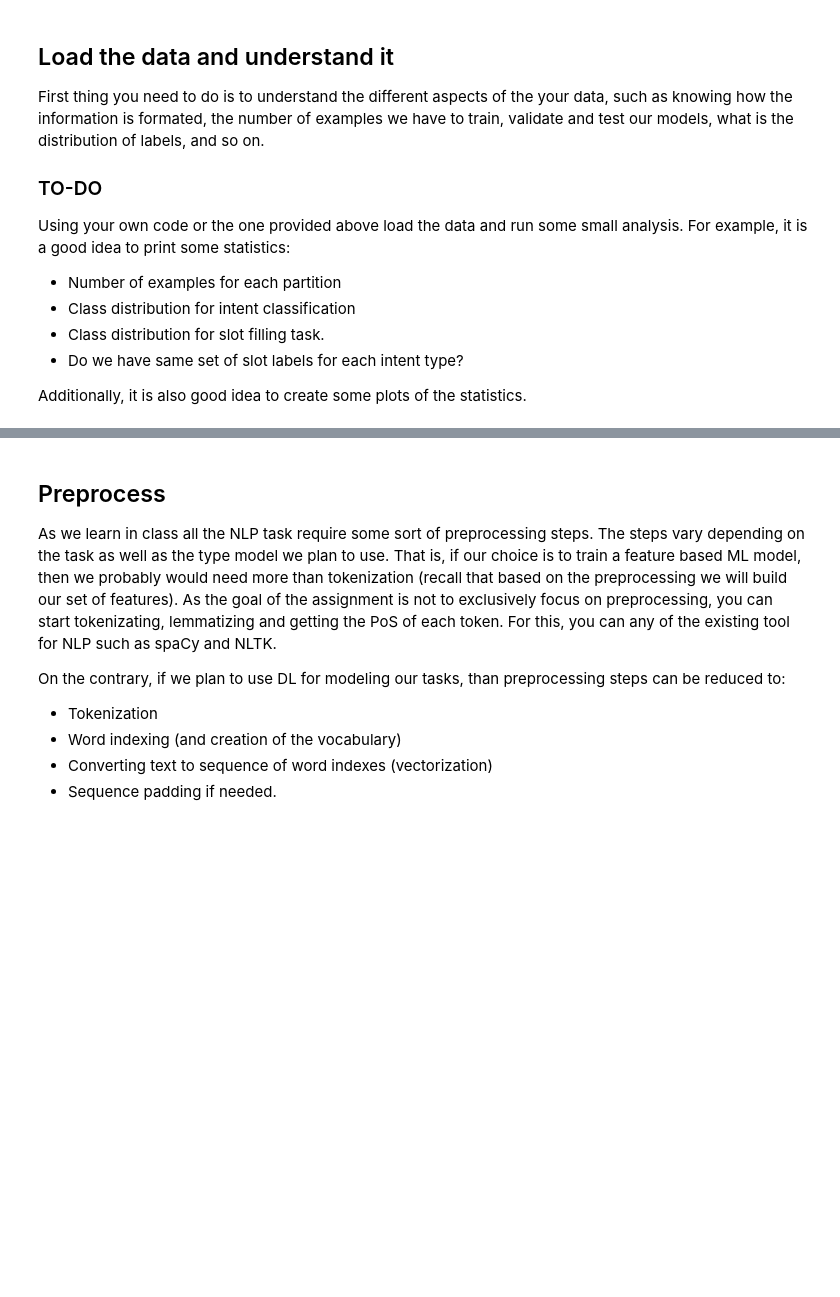
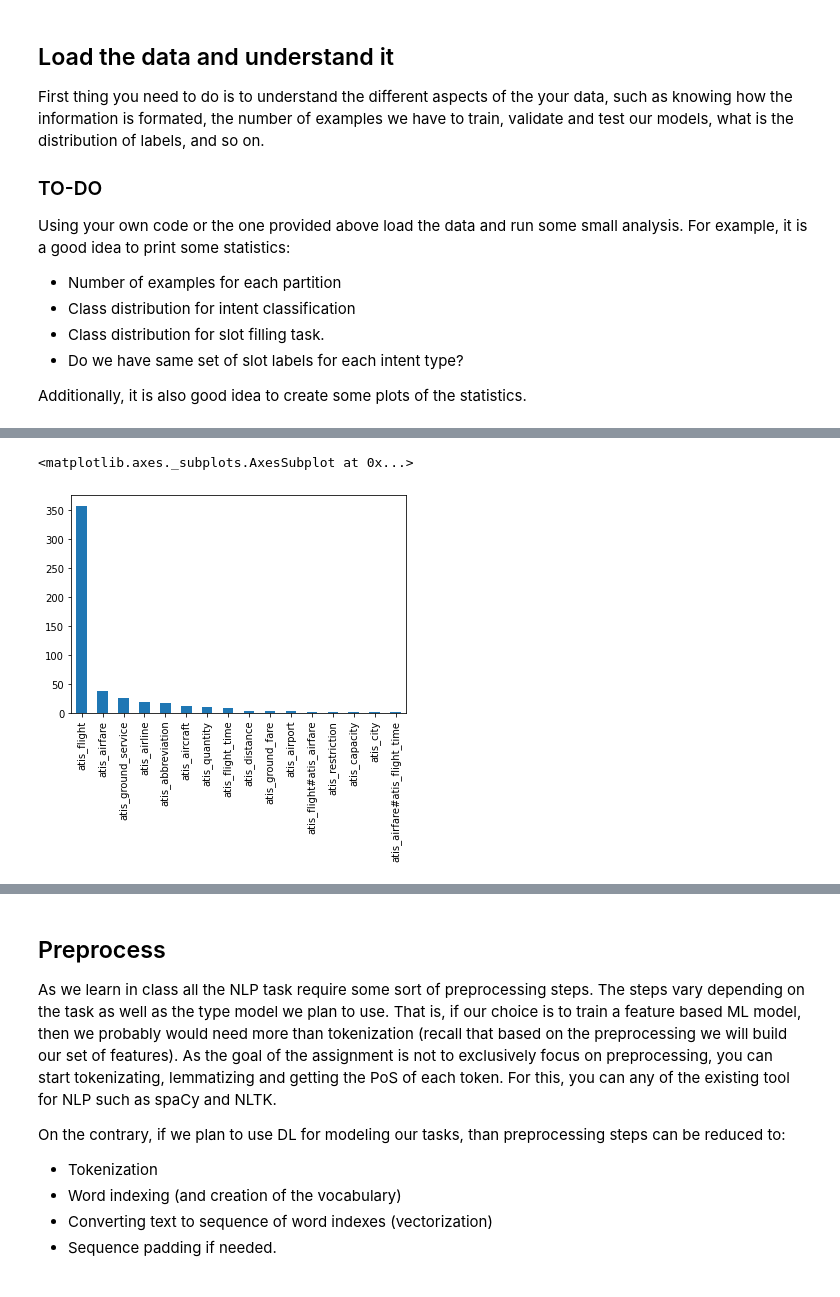
Before and after one commit to juletx/nlp-applications-2, a Jupyter notebook: assignments/assignment1.intent-slot-identification.ipynb, the cells around one changed output, grey strips where cells are left out. Saved outputs shown, nothing was run; the diff lists cells and outputs as text; code cells hidden in the pictures; blank space fills up the shorter version.

```diff
--- a/assignments/assignment1.intent-slot-identification.ipynb
+++ b/assignments/assignment1.intent-slot-identification.ipynb
@@ -81,0 +114,3 @@ print(train_intents[0])
+# %%
+dev_df = pd.DataFrame({"text": dev_texts, "slots": dev_slots, "intent": dev_intents})
+dev_df
@@ -81,0 +194,3 @@ print(train_intents[0])
+# %%
+dev_intent_df = dev_df['intent'].value_counts()
+dev_intent_df
@@ -81,0 +241,5 @@ print(train_intents[0])
+# %%
+dev_intent_df.plot.bar()
+# %% [output]
+<matplotlib.axes._subplots.AxesSubplot at 0x...>
+[figure, added]
```
Also changed, not shown: parts of 20 cells of this notebook, 1 other file.
